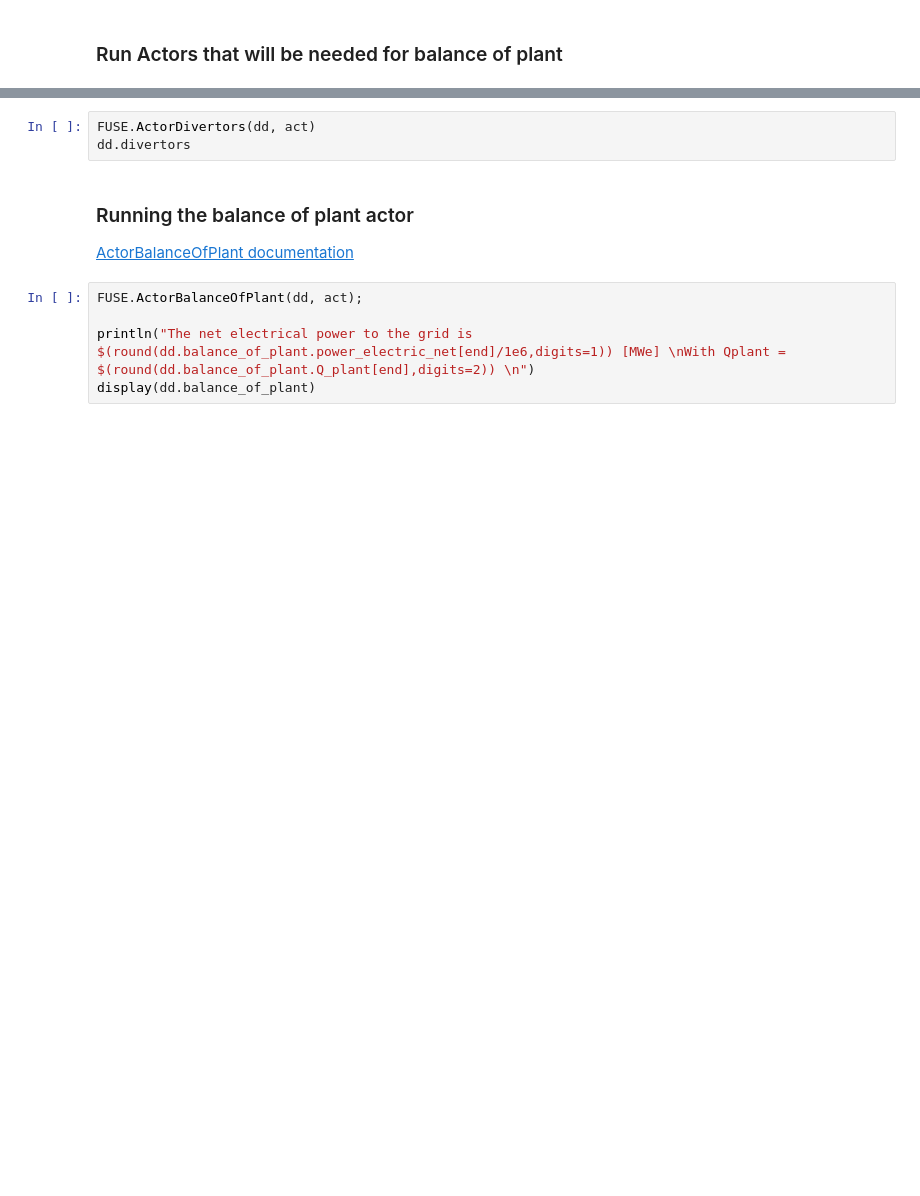
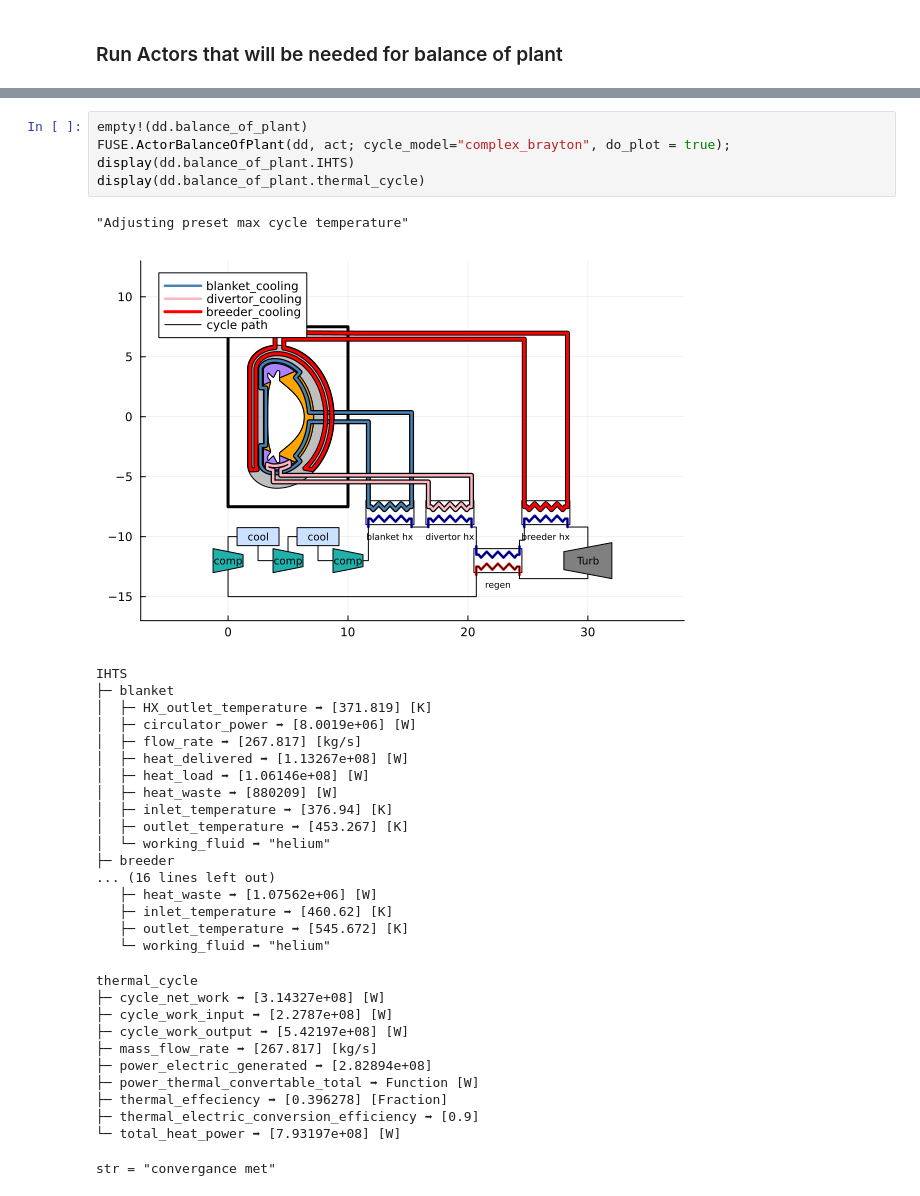
Before and after one commit to ProjectTorreyPines/FUSE.jl, a Jupyter notebook: examples/actors/Balance_of_Plant.ipynb, the cells around one changed output, grey strips where cells are left out. Saved outputs shown, nothing was run; the diff lists cells and outputs as text; blank space fills up the shorter version.

```diff
--- a/examples/actors/Balance_of_Plant.ipynb
+++ b/examples/actors/Balance_of_Plant.ipynb
@@ -29,11 +69,36 @@ dd.blanket
 # %%
-FUSE.ActorDivertors(dd, act)
-dd.divertors
+empty!(dd.balance_of_plant)
+FUSE.ActorBalanceOfPlant(dd, act; cycle_model="complex_brayton", do_plot = true);
+display(dd.balance_of_plant.IHTS)
+display(dd.balance_of_plant.thermal_cycle)
+# %% [output]
+"Adjusting preset max cycle temperature"
+[figure, added]
+IHTS
+├─ blanket
+│  ├─ HX_outlet_temperature ➡ [371.819] [K]
+│  ├─ circulator_power ➡ [8.0019e+06] [W]
+│  ├─ flow_rate ➡ [267.817] [kg/s]
+│  ├─ heat_delivered ➡ [1.13267e+08] [W]
+│  ├─ heat_load ➡ [1.06146e+08] [W]
+│  ├─ heat_waste ➡ [880209] [W]
+│  ├─ inlet_temperature ➡ [376.94] [K]
+│  ├─ outlet_temperature ➡ [453.267] [K]
+│  └─ working_fluid ➡ "helium"
+├─ breeder
+... (16 lines left out)
+   ├─ heat_waste ➡ [1.07562e+06] [W]
+   ├─ inlet_temperature ➡ [460.62] [K]
+   ├─ outlet_temperature ➡ [545.672] [K]
+   └─ working_fluid ➡ "helium"
+thermal_cycle
+├─ cycle_net_work ➡ [3.14327e+08] [W]
+├─ cycle_work_input ➡ [2.2787e+08] [W]
+├─ cycle_work_output ➡ [5.42197e+08] [W]
+├─ mass_flow_rate ➡ [267.817] [kg/s]
+├─ power_electric_generated ➡ [2.82894e+08]
+├─ power_thermal_convertable_total ➡ Function [W]
+├─ thermal_effeciency ➡ [0.396278] [Fraction]
+├─ thermal_electric_conversion_efficiency ➡ [0.9]
+└─ total_heat_power ➡ [7.93197e+08] [W]
+str = "convergance met"
-# %% [markdown]
-### Running the balance of plant actor
-[ActorBalanceOfPlant documentation](https://fuse.help/actors.html#BalanceOfPlant)
-# %%
-FUSE.ActorBalanceOfPlant(dd, act);
-
-println("The net electrical power to the grid is $(round(dd.balance_of_plant.power_electric_net[end]/1e6,digits=1)) [MWe] \nWith Qplant = $(round(dd.balance_of_plant.Q_plant[end],digits=2)) \n")
-display(dd.balance_of_plant)
```
Also changed, not shown: parts of 6 cells of this notebook, 3 other files.
